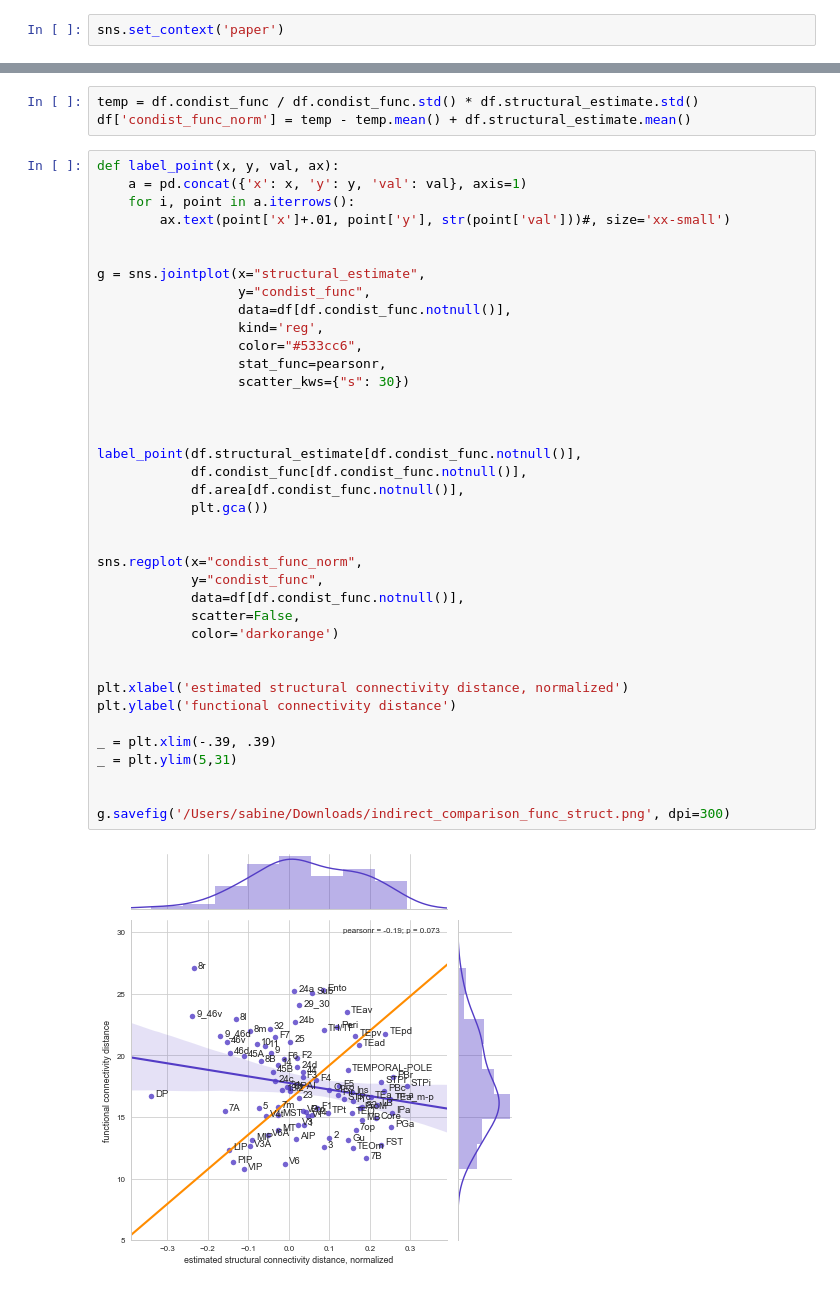
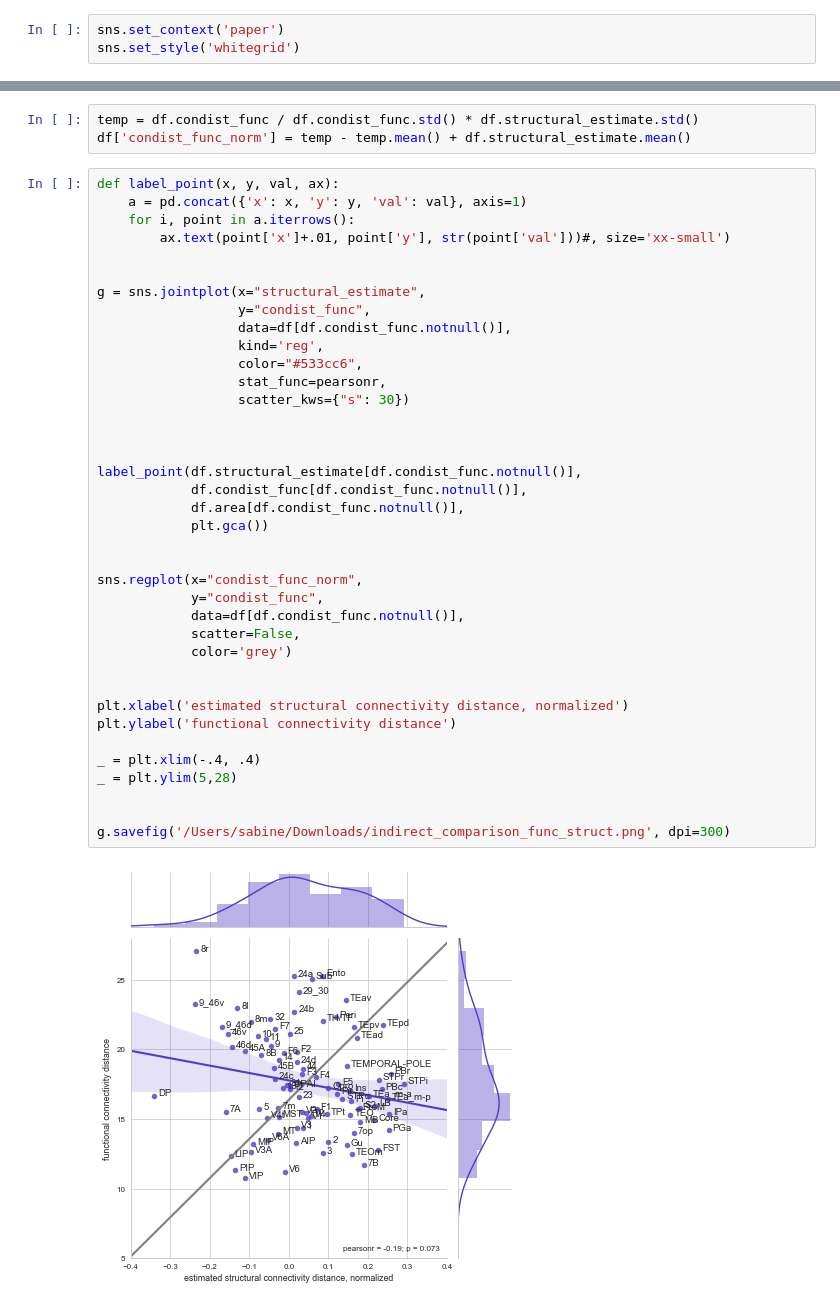
Before and after one commit to soligschlager/distconnect_macaque, a Jupyter notebook: 4_combined.ipynb, the cells around one changed output, grey strips where cells are left out. Saved outputs shown, nothing was run; the diff lists cells and outputs as text.

```diff
--- a/4_combined.ipynb
+++ b/4_combined.ipynb
@@ -115,6 +115,7 @@ df = df_func[df_func.area!='???'].merge(df_struct, how='left', on='area', suffix
 ### Direct comparison
 # %%
 sns.set_context('paper')
+sns.set_style('whitegrid')
 # %%
 def label_point(x, y, val, ax):
     a = pd.concat({'x': x, 'y': y, 'val': val}, axis=1)
@@ -180,34 +181,34 @@ def label_point(x, y, val, ax):
 
 g = sns.jointplot(x="structural_estimate",
                   y="condist_func",
                   data=df[df.condist_func.notnull()],
                   kind='reg',
                   color="#533cc6",
                   stat_func=pearsonr,
                   scatter_kws={"s": 30})
 
 
 
 label_point(df.structural_estimate[df.condist_func.notnull()],
             df.condist_func[df.condist_func.notnull()],
             df.area[df.condist_func.notnull()],
             plt.gca())
 
 
 sns.regplot(x="condist_func_norm",
             y="condist_func",
             data=df[df.condist_func.notnull()],
             scatter=False,
-            color='darkorange')
+            color='grey')
 
 
 plt.xlabel('estimated structural connectivity distance, normalized')
 plt.ylabel('functional connectivity distance')
 
-_ = plt.xlim(-.39, .39)
-_ = plt.ylim(5,31)
+_ = plt.xlim(-.4, .4)
+_ = plt.ylim(5,28)
 
 
 g.savefig('/Users/sabine/Downloads/indirect_comparison_func_struct.png', dpi=300)
 # %% [output]
-[figure, old version]
+[figure, new version]
```
Also changed, not shown: parts of 1 cell of this notebook.
